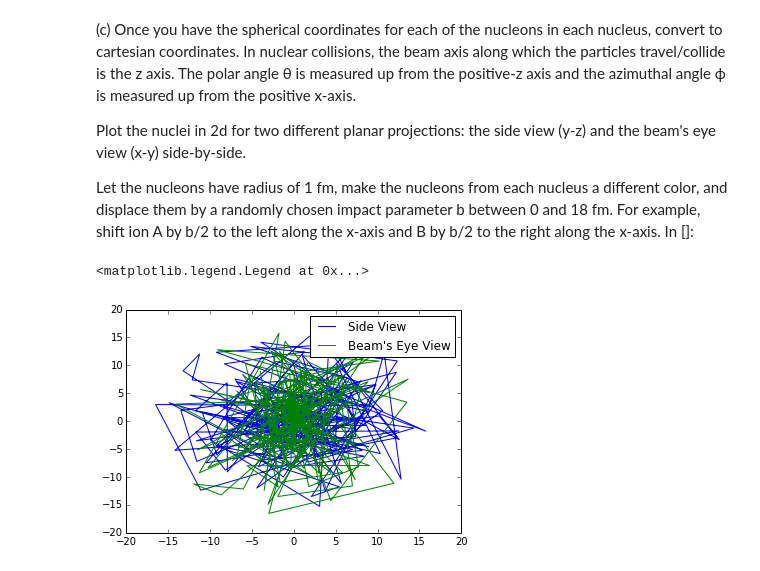
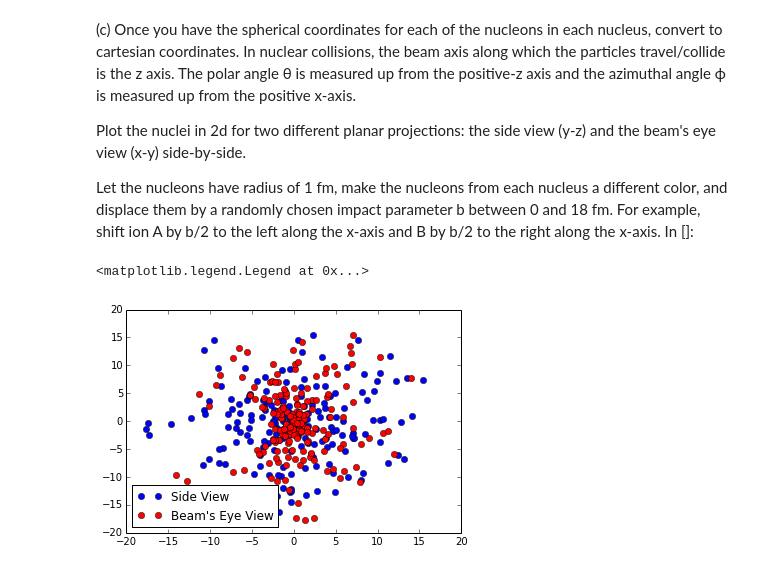
Before and after one commit to jpizagui/PHYS202-S14, a Jupyter notebook: SciPy/RandomAndMCExercises.ipynb, the cells around one changed output. Cells and saved outputs as stored; diff of their text form; code cells hidden in the pictures.

```diff
--- a/SciPy/RandomAndMCExercises.ipynb
+++ b/SciPy/RandomAndMCExercises.ipynb
@@ -211,11 +229,11 @@ In []:
 # %%
 x = r*sin(phi)*cos(theta)
 y = r*sin(phi)*sin(theta)
 z = r*cos(theta)
 
-plt.plot(y,z,label="Side View")
-plt.plot(x,y,label="Beam's Eye View")
+plt.plot(y,z,'bo',label="Side View")
+plt.plot(x,y,'ro',label="Beam's Eye View")
 plt.legend(loc="best")
 # %% [output]
 <matplotlib.legend.Legend at 0x...>
-[figure, old version]
+[figure, new version]
```
Also changed, not shown: parts of 11 cells of this notebook.
